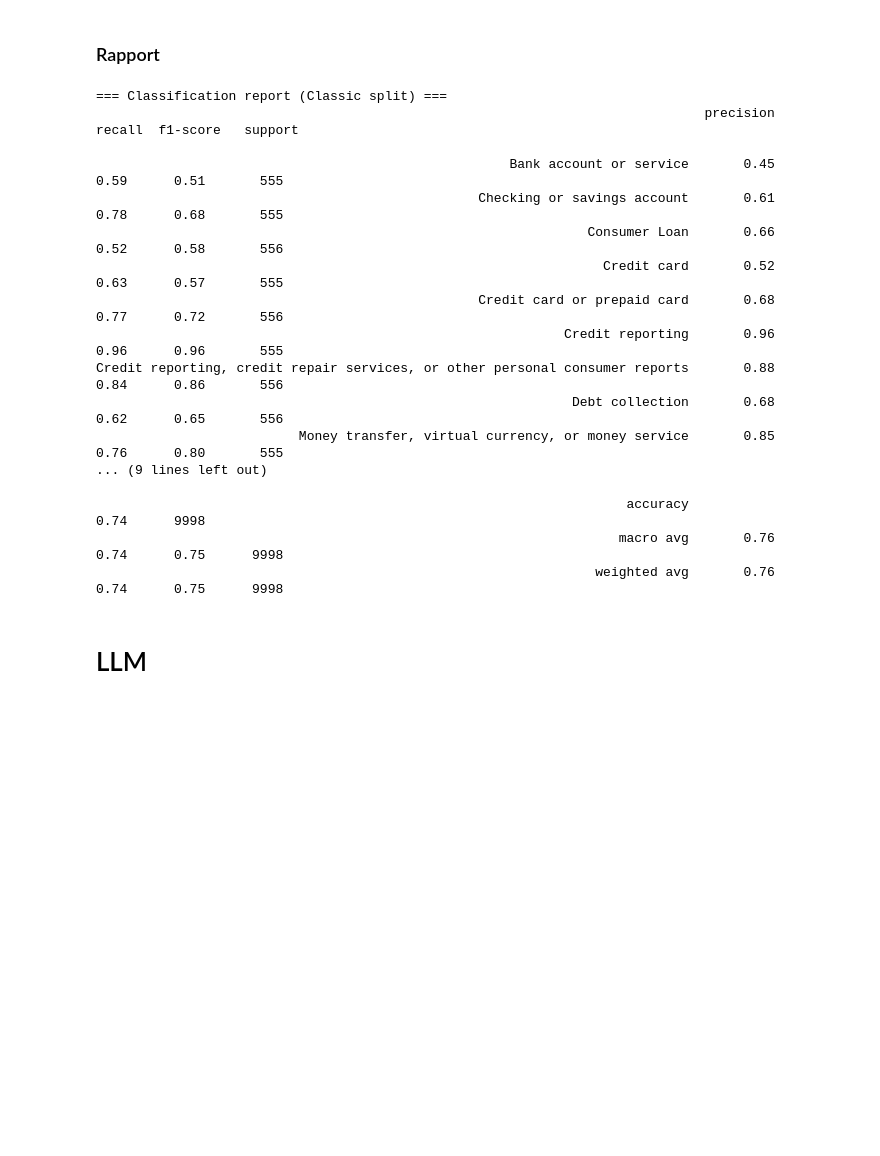
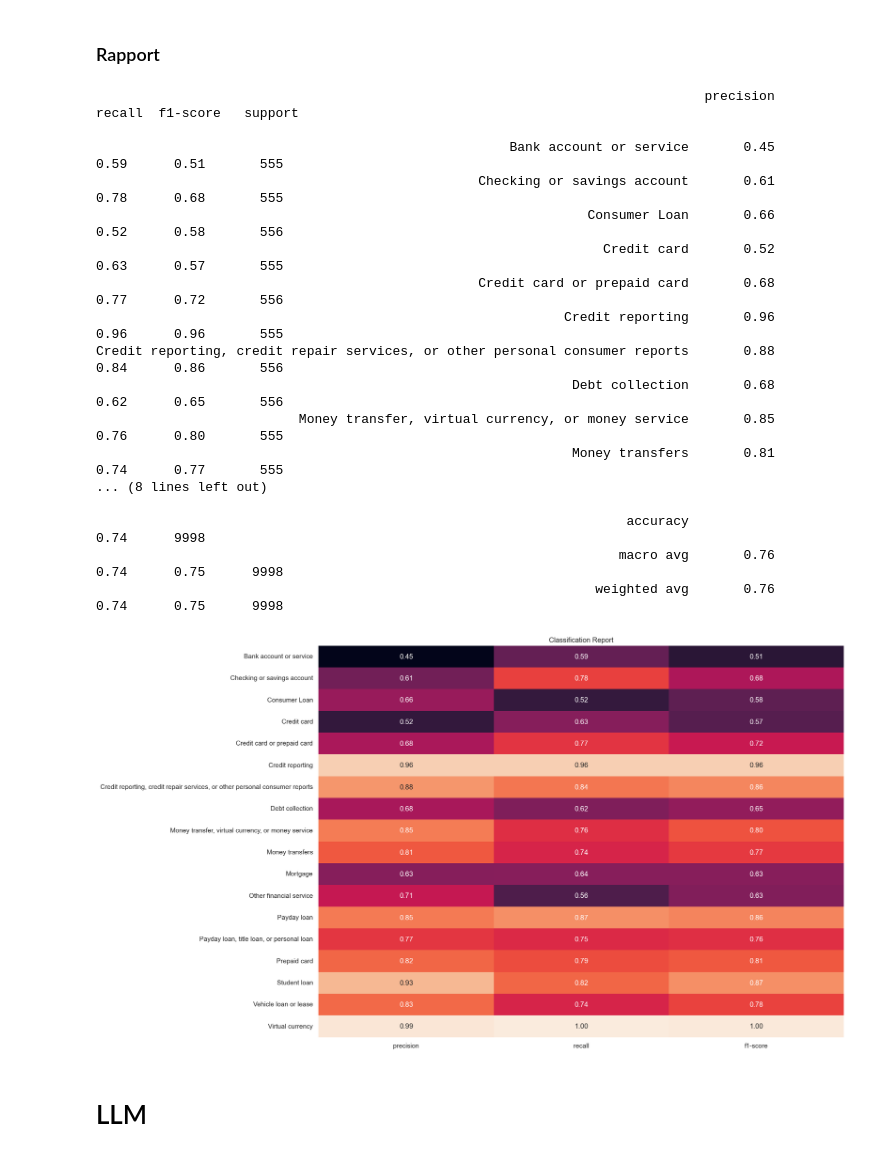
Before and after one commit to ifTrueReturnFalse/retraining-llm-ml-comparaison, a Jupyter notebook: backend/notebooks/analysis.ipynb, the cells around one changed output. Saved outputs shown, nothing was run; the diff lists cells and outputs as text; code cells hidden in the pictures; blank space fills up the shorter version.

```diff
--- a/backend/notebooks/analysis.ipynb
+++ b/backend/notebooks/analysis.ipynb
@@ -278,10 +278,11 @@ y_pred = model_pipeline.predict(X_test)
 # %% [markdown]
 ### Rapport
 # %%
-print("=== Classification report (Classic split) ===")
+report = classification_report(
+    y_test, y_pred, target_names=le.classes_, output_dict=True
+)
 print(classification_report(y_test, y_pred, target_names=le.classes_))
 # %% [output]
-=== Classification report (Classic split) ===
                                                                               precision    recall  f1-score   support
 
                                                      Bank account or service       0.45      0.59      0.51       555
@@ -293,11 +294,21 @@ print(classification_report(y_test, y_pred, target_names=le.classes_))
 Credit reporting, credit repair services, or other personal consumer reports       0.88      0.84      0.86       556
                                                              Debt collection       0.68      0.62      0.65       556
                           Money transfer, virtual currency, or money service       0.85      0.76      0.80       555
-... (9 lines left out)
+                                                             Money transfers       0.81      0.74      0.77       555
+... (8 lines left out)
 
                                                                     accuracy                           0.74      9998
                                                                    macro avg       0.76      0.74      0.75      9998
                                                                 weighted avg       0.76      0.74      0.75      9998
+# %%
+df_report = pd.DataFrame(report).iloc[:-1, :-3].T
+
+plt.figure(figsize=(16, 12))
+sns.heatmap(df_report, annot=True, cbar=False, fmt=".2f")
+plt.title("Classification Report")
+plt.show()
+# %% [output]
+[figure, added]
 # %% [markdown]
 # LLM
 # %% [markdown]
```
Also changed, not shown: parts of 6 cells of this notebook, 1 other file.
